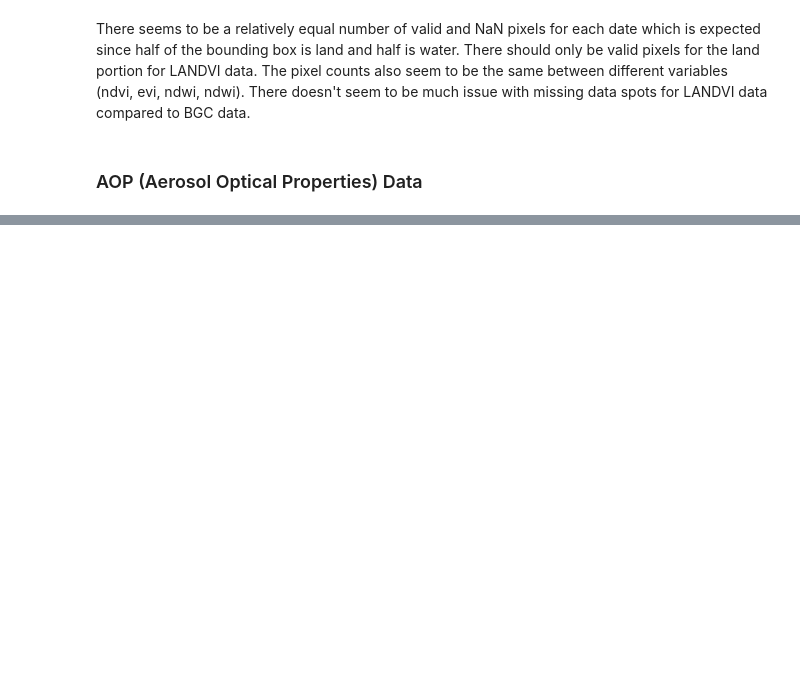
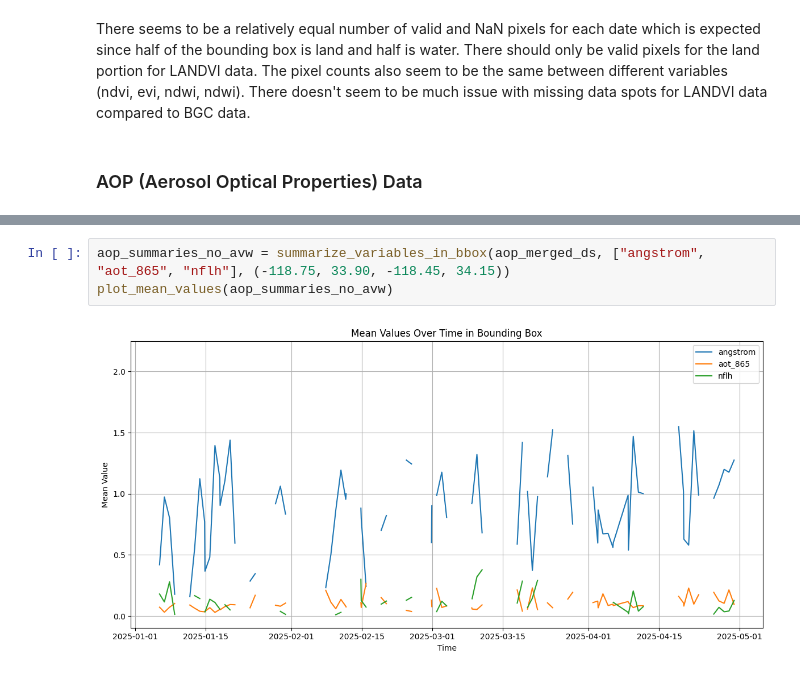
Before and after one commit to katelyn-wang/pace-wildfires, a Jupyter notebook: notebooks/la_fires_analysis.ipynb, the cells around one changed output, grey strips where cells are left out. Cells and saved outputs as stored; diff of their text form; blank space fills up the shorter version.

```diff
--- a/notebooks/la_fires_analysis.ipynb
+++ b/notebooks/la_fires_analysis.ipynb
@@ -562,0 +585,5 @@ There seems to be a relatively equal number of valid and NaN pixels for each dat
+# %%
+aop_summaries_no_avw = summarize_variables_in_bbox(aop_merged_ds, ["angstrom", "aot_865", "nflh"], (-118.75, 33.90, -118.45, 34.15))
+plot_mean_values(aop_summaries_no_avw)
+# %% [output]
+[figure, added]
```
Also changed, not shown: parts of 4 cells of this notebook.
